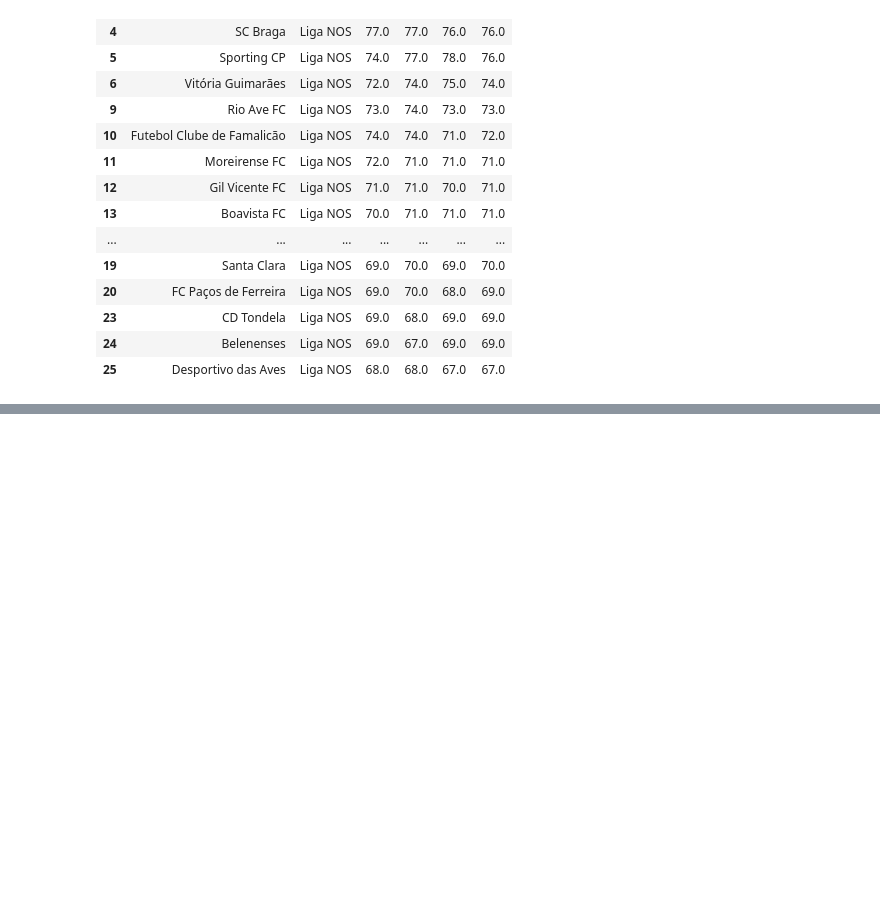
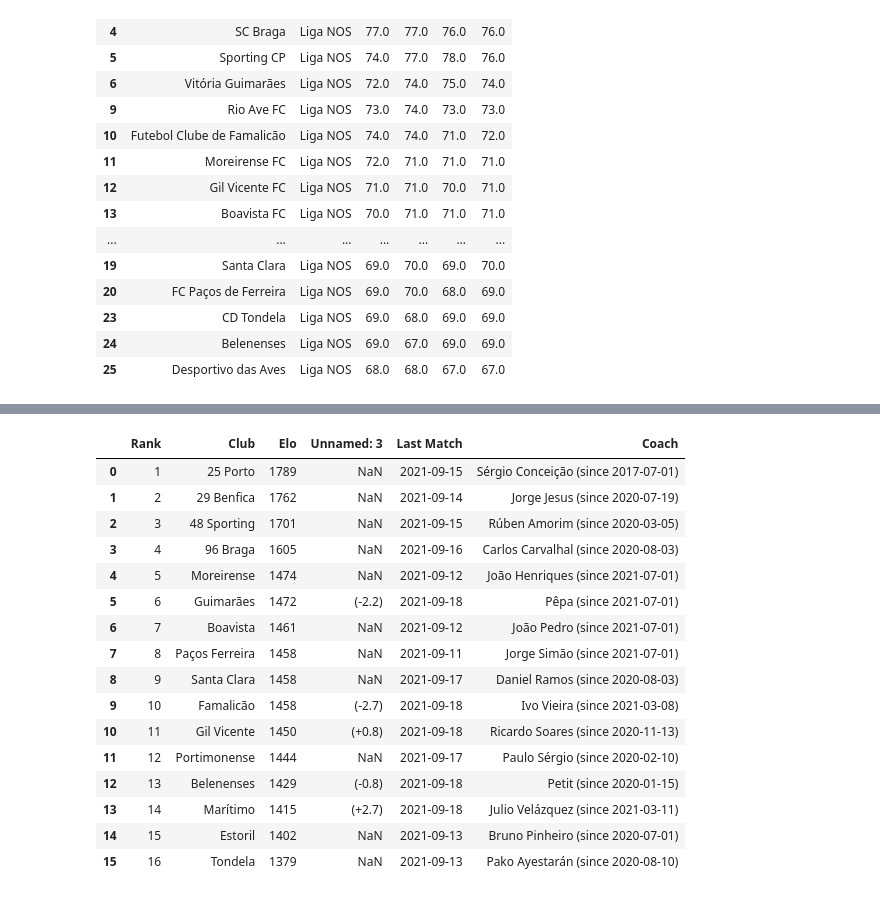
Before and after one commit to TiagoVilaVerde/TFM_KSCHOOL, a Jupyter notebook: 2. Extract teams ratings.ipynb, the cells around one changed output, grey strips where cells are left out. Drawn from its saved outputs; the diff is of its cells as text; code cells hidden in the pictures; blank space fills up the shorter version.

```diff
--- a/2. Extract teams ratings.ipynb
+++ b/2. Extract teams ratings.ipynb
@@ -109,0 +212,22 @@ df
+# %%
+webpage1 = pd.read_html('http://clubelo.com/2021-09-19/POR')
+df = pd.DataFrame(webpage1[1])
+df
+# %% [output]
+|  | Rank | Club | Elo | Unnamed: 3 | Last Match | Coach |
+| 0 | 1 | 25 Porto | 1789 | NaN | 2021-09-15 | Sérgio Conceição (since 2017-07-01) |
+| 1 | 2 | 29 Benfica | 1762 | NaN | 2021-09-14 | Jorge Jesus (since 2020-07-19) |
+| 2 | 3 | 48 Sporting | 1701 | NaN | 2021-09-15 | Rúben Amorim (since 2020-03-05) |
+| 3 | 4 | 96 Braga | 1605 | NaN | 2021-09-16 | Carlos Carvalhal (since 2020-08-03) |
+| 4 | 5 | Moreirense | 1474 | NaN | 2021-09-12 | João Henriques (since 2021-07-01) |
+| 5 | 6 | Guimarães | 1472 | (-2.2) | 2021-09-18 | Pêpa (since 2021-07-01) |
+| 6 | 7 | Boavista | 1461 | NaN | 2021-09-12 | João Pedro (since 2021-07-01) |
+| 7 | 8 | Paços Ferreira | 1458 | NaN | 2021-09-11 | Jorge Simão (since 2021-07-01) |
+| 8 | 9 | Santa Clara | 1458 | NaN | 2021-09-17 | Daniel Ramos (since 2020-08-03) |
+| 9 | 10 | Famalicão | 1458 | (-2.7) | 2021-09-18 | Ivo Vieira (since 2021-03-08) |
+| 10 | 11 | Gil Vicente | 1450 | (+0.8) | 2021-09-18 | Ricardo Soares (since 2020-11-13) |
+| 11 | 12 | Portimonense | 1444 | NaN | 2021-09-17 | Paulo Sérgio (since 2020-02-10) |
+| 12 | 13 | Belenenses | 1429 | (-0.8) | 2021-09-18 | Petit (since 2020-01-15) |
+| 13 | 14 | Marítimo | 1415 | (+2.7) | 2021-09-18 | Julio Velázquez (since 2021-03-11) |
+| 14 | 15 | Estoril | 1402 | NaN | 2021-09-13 | Bruno Pinheiro (since 2020-07-01) |
+| 15 | 16 | Tondela | 1379 | NaN | 2021-09-13 | Pako Ayestarán (since 2020-08-10) |
```
Also changed, not shown: parts of 5 cells of this notebook.
